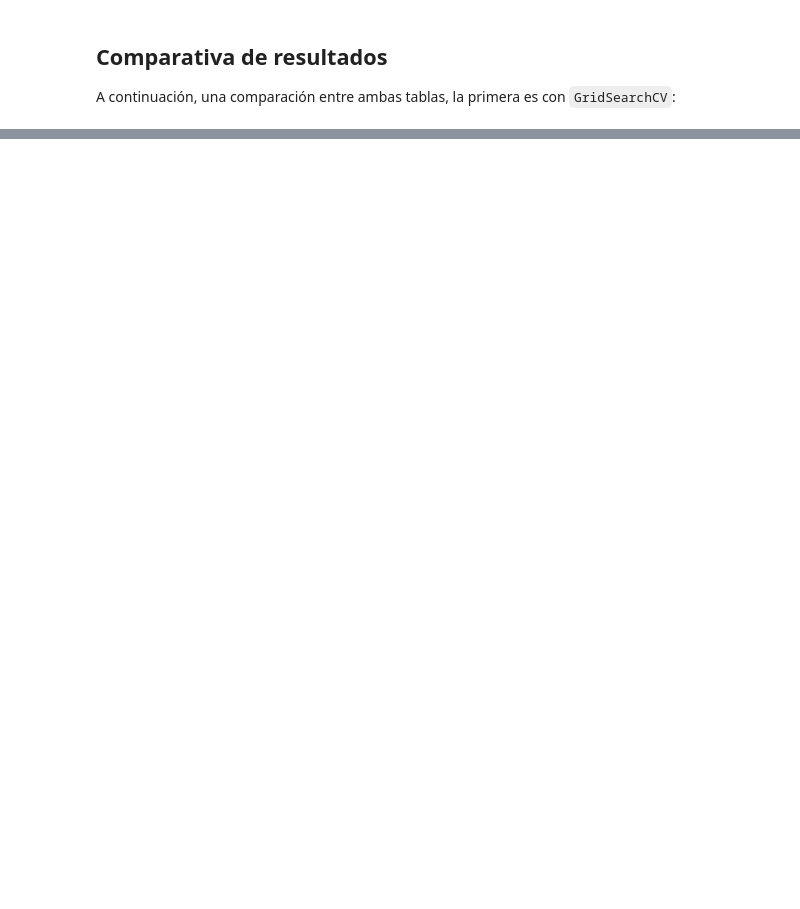
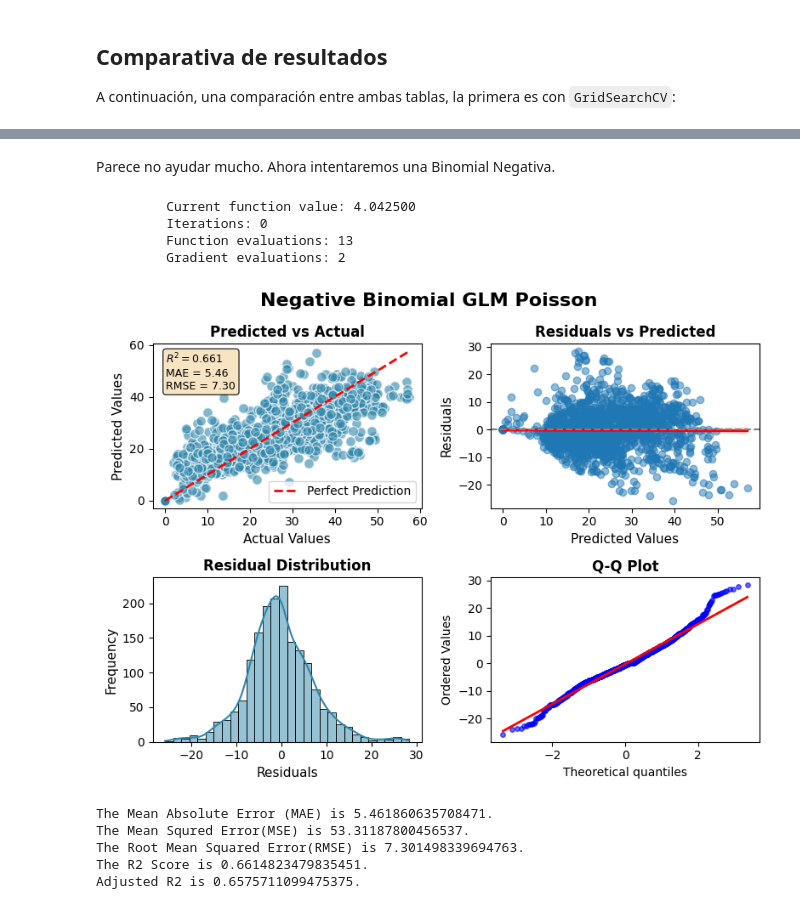
Before and after one commit to MelodiousZero/proyecto_modulo_5, a Jupyter notebook: src/ML/showcase_of_results.ipynb, the cells around one changed output, grey strips where cells are left out. Saved outputs shown, nothing was run; the diff lists cells and outputs as text; code cells hidden in the pictures; blank space fills up the shorter version.

```diff
--- a/src/ML/showcase_of_results.ipynb
+++ b/src/ML/showcase_of_results.ipynb
@@ -227,0 +313,21 @@ comparacion.most_important_features()
+# %% [markdown]
+Parece no ayudar mucho. Ahora intentaremos una Binomial Negativa.
+# %%
+from statsmodels.discrete.discrete_model import NegativeBinomial
+new_X_train = comparacion.X_train.astype(float)
+new_X_test = comparacion.X_test.astype(float)
+nb_model = NegativeBinomial(comparacion.y_train, X_train_const).fit()
+y_pred_nb = nb_model.predict(X_test_const)
+comparacion.plot_results(y_pred_nb,"Negative Binomial GLM Poisson ")
+comparacion.create_entry(y_pred_nb,"Negative Binomial GLM",comparacion.grid_search_comparison_table)
+# %% [output]
+         Current function value: 4.042500
+         Iterations: 0
+         Function evaluations: 13
+         Gradient evaluations: 2
+[figure, added]
+The Mean Absolute Error (MAE) is 5.461860635708471.
+The Mean Squred Error(MSE) is 53.31187800456537.
+The Root Mean Squared Error(RMSE) is 7.301498339694763.
+The R2 Score is 0.6614823479835451.
+Adjusted R2 is 0.6575711099475375.
```
Also changed, not shown: parts of 33 cells of this notebook, 3 other files.
